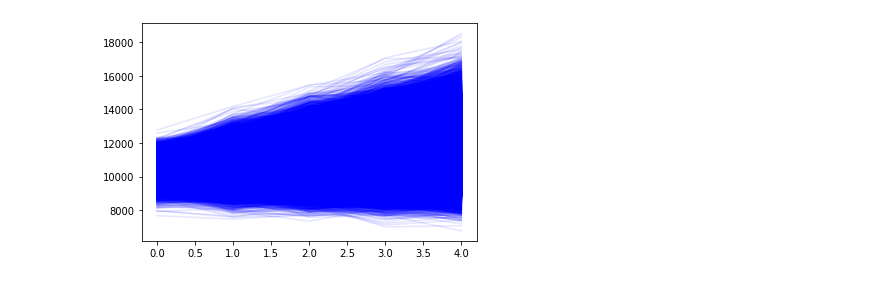
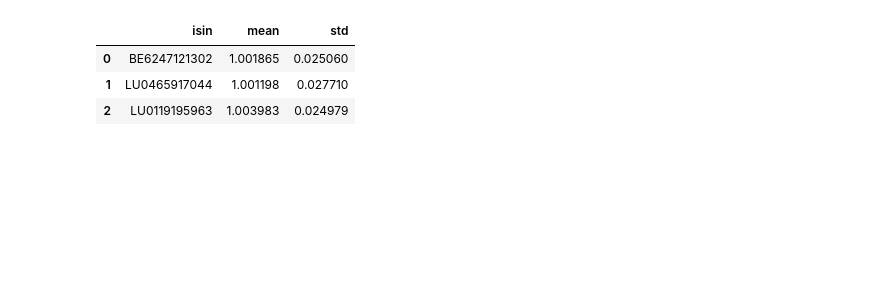
Before and after one commit to Smartsie/Hello_world, a Jupyter notebook: Invest.ipynb, the cells around one changed output. Saved outputs shown, nothing was run; the diff lists cells and outputs as text; code cells hidden in the pictures; blank space fills up the shorter version.

```diff
--- a/Invest.ipynb
+++ b/Invest.ipynb
@@ -45,3 +160,10 @@ Return Deviation 0.05830390458402494
+# %%
+fonds
+# %% [output]
+|  | isin | mean | std |
+| 0 | BE6247121302 | 1.001865 | 0.025060 |
+| 1 | LU0465917044 | 1.001198 | 0.027710 |
+| 2 | LU0119195963 | 1.003983 | 0.024979 |
 # %%
 # BE6247121302 ING CP CFB C
 #   0P0000XZ4E Historical Data.csv
@@ -71,16 +194,18 @@ b=b*Cash
 # %%
-N=500
+N=experiments
+evaluation_period=120
+# if sampling is W, then evaluation_period=10*52=520
+# is samplinf is M, then evaluation_period=10*12=120
+# if sampling is 6M,
 z=[]
-
-for C1,C2 in zip(a,b):
+for C1,C2,C3 in zip(a,b,c):
   perc=[]
   for j in range(0,N):
-    trace_a=np.multiply(C1,generate_interest(interet[0],variation_interet_par_an[0],5))
-    trace_b=np.multiply(C2,generate_interest(interet[1],variation_interet_par_an[1],5))
-    total=trace_a+trace_b
-    plt.plot(total, color='blue',alpha=0.1)
+    trace_a=np.multiply(C1,generate_interest(interet[0],variation_interet_par_mois[0],evaluation_period))
+    trace_b=np.multiply(C2,generate_interest(interet[1],variation_interet_par_mois[1],evaluation_period))
+    trace_c=np.multiply(C3,generate_interest(interet[2],variation_interet_par_mois[2],evaluation_period))
+    total=trace_a+trace_b+trace_c
+    plt.plot(total, color='blue',alpha=0.01)
     perc.append(total[-1])
-  z.append([C1,C2,np.percentile(perc,50),np.percentile(perc,5),np.percentile(perc,95)])
+  z.append([C1,C2,C3,np.percentile(perc,50),np.percentile(perc,10),np.percentile(perc,90)])
 plt.show()
-# %% [output]
-[figure, removed]
```
Also changed, not shown: parts of 27 cells of this notebook.
